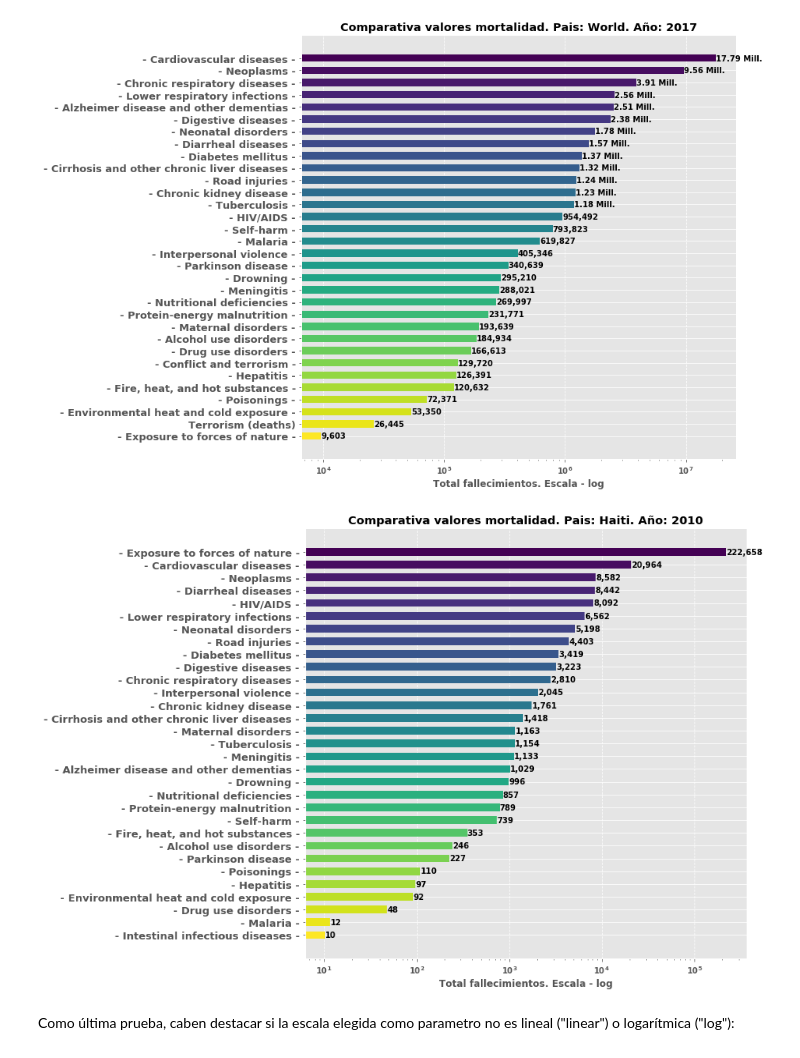
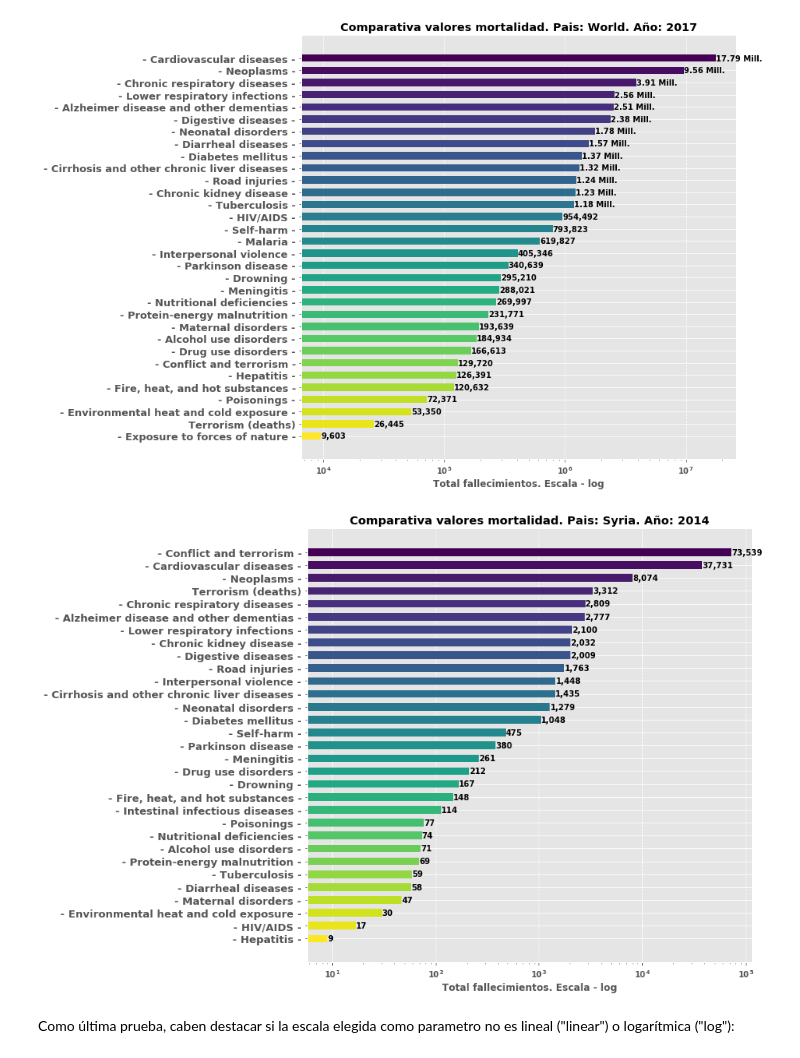
Before and after one commit to AlbertoUAH/EntregaPython, a Jupyter notebook: causas_de_muerte.ipynb, the cells around one changed output. Saved outputs shown, nothing was run; the diff lists cells and outputs as text; code cells hidden in the pictures.

```diff
--- a/causas_de_muerte.ipynb
+++ b/causas_de_muerte.ipynb
@@ -1317,9 +1320,9 @@ def imprimir_grafico_barras(y, x, color):
 
     Parameters
     ----------
-    x : pandas.DataFrame
+    x : pandas.Series
         Tabla de datos con las coordenadas del eje X
-    y : pandas.DataFrame / pandas.Index
+    y : pandas.Series / pandas.Index
         Tabla de datos (e incluso un indice) con las coordenadas del eje Y
     color : str
         Color del grafico
@@ -1463,7 +1466,7 @@ Para comprobar su correcto funcionamiento, realicemos una comparativa entre el n
 # %%
 # Prueba eliminar_filas - OK
 print("Numero de filas antes de eliminar_filas: " , df_fallecimientos.shape[0])
-df_fallecimientos = eliminar_filas(df_fallecimientos, ENTITY, "regiones.txt")
+df_fallecimientos = eliminar_filas(df_fallecimientos, ENTITY, "./ficheros/regiones.txt")
 print("Numero de filas despues de eliminar_filas: " , df_fallecimientos.shape[0])
 # %% [output]
 Numero de filas antes de eliminar_filas:  6686
@@ -1654,17 +1654,17 @@ def mostrar_numero_fallecidos(df_fallecimientos, param_pais, param_anno, escala)
     df_causas_fallecimiento = pd.merge(filtrar_tabla(df_fallecimientos, ENTITY, {param_pais}),\
                                        filtrar_tabla(df_fallecimientos, YEAR, {param_anno}), how = "inner")
 
+    df_causas_fallecimiento = df_causas_fallecimiento._get_numeric_data().drop(YEAR, axis = 1)
     if escala not in ["linear", "log"]:
         raise ValueError("Error. La escala solo puede ser lineal (linear) o logaritimica (log)")
 
-    traspuesta = df_causas_fallecimiento.iloc[:,3:].T.sort_values(0)
-    traspuesta = traspuesta.rename(columns = {0: "numero_fallecimientos"})
+    traspuesta = df_causas_fallecimiento.T.sort_values(0)
     traspuesta = traspuesta[~(traspuesta == 0).any(axis=1)]
 
     lista_colores = cm.get_cmap("viridis", len(traspuesta))
-    grafico_barras = imprimir_grafico_barras(traspuesta.index, traspuesta["numero_fallecimientos"], lista_colores.colors[::-1])
+    grafico_barras = imprimir_grafico_barras(traspuesta.index, traspuesta[0], lista_colores.colors[::-1])
 
-    for indice, valor in enumerate(traspuesta["numero_fallecimientos"]):
+    for indice, valor in enumerate(traspuesta[0]):
             plt.text(valor, indice, formatear_numero(valor), verticalalignment="center", fontsize = 10)
 
     plt.title("Comparativa valores mortalidad. Pais: " + param_pais + ". Año: " + str(param_anno), fontweight="bold")
@@ -1707,7 +1712,7 @@ Una vez diseñada la función, realizamos las pruebas pertinentes. Dado que en e
 # %%
 # Pruebas diseñadas y ejecutadas en el apartado j)
 # volvemos a cargar nuevamente los datos
-df_fallecimientos = causas_fallecimiento("annual-number-of-deaths-by-cause.csv")
+df_fallecimientos = causas_fallecimiento("./ficheros/annual-number-of-deaths-by-cause.csv")
 columna = "Number of executions (Amnesty International)"
 df_fallecimientos[columna] = eliminar_caracter(df_fallecimientos[columna], "[>]+")
 
@@ -1731,10 +1736,10 @@ mostrar_numero_fallecidos(df_fallecimientos, "World", 2017, "log")
 [figure]
 # %%
 # mostrar_numero_fallecidos - OK
-# A modo de ejemplo, durante el terremoto de Haiti en el anno 2010
-mostrar_numero_fallecidos(df_fallecimientos, "Haiti", 2010, "log")
+# A modo de ejemplo, durante la guerra civil Siria (2011 - actualidad)
+mostrar_numero_fallecidos(df_fallecimientos, "Syria", 2014, "log")
 # %% [output]
-[figure, old version]
+[figure, new version]
 # %% [markdown]
 Como última prueba, caben destacar si la escala elegida como parametro no es lineal ("linear") o logarítmica ("log"):
 # %%
```
Also changed, not shown: parts of 52 cells of this notebook, 14 other files.
